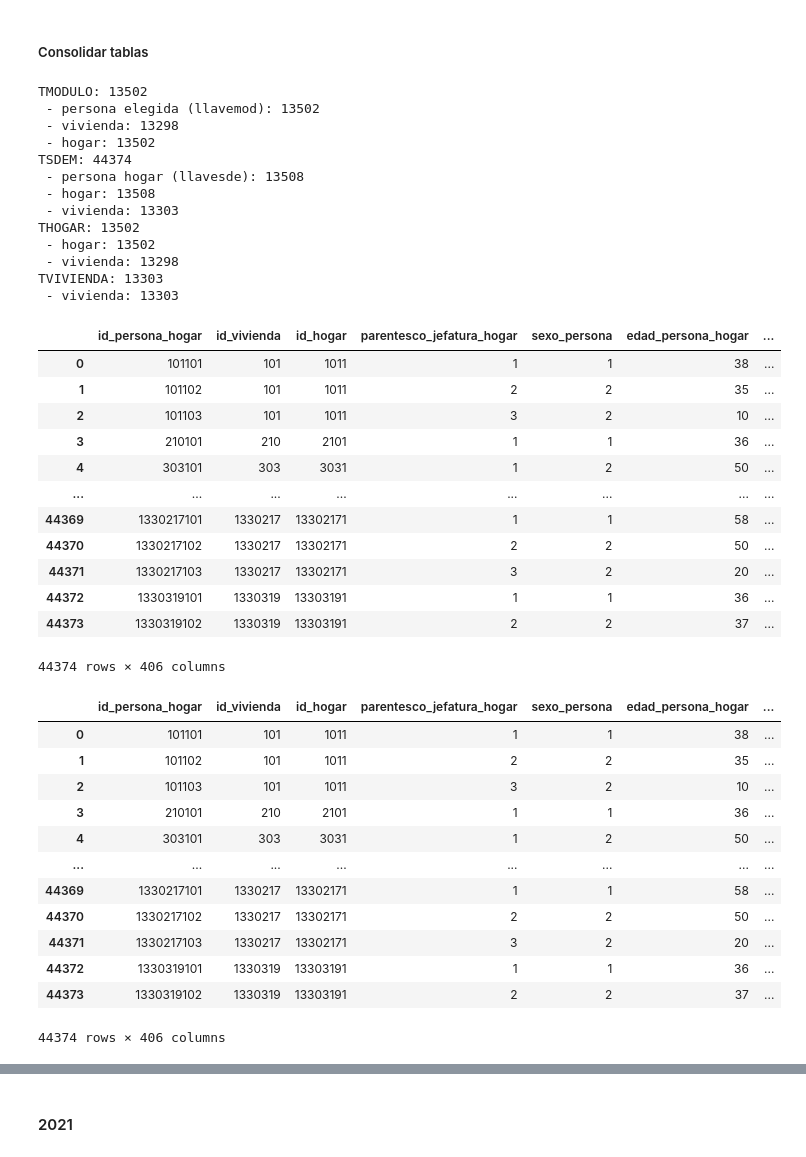
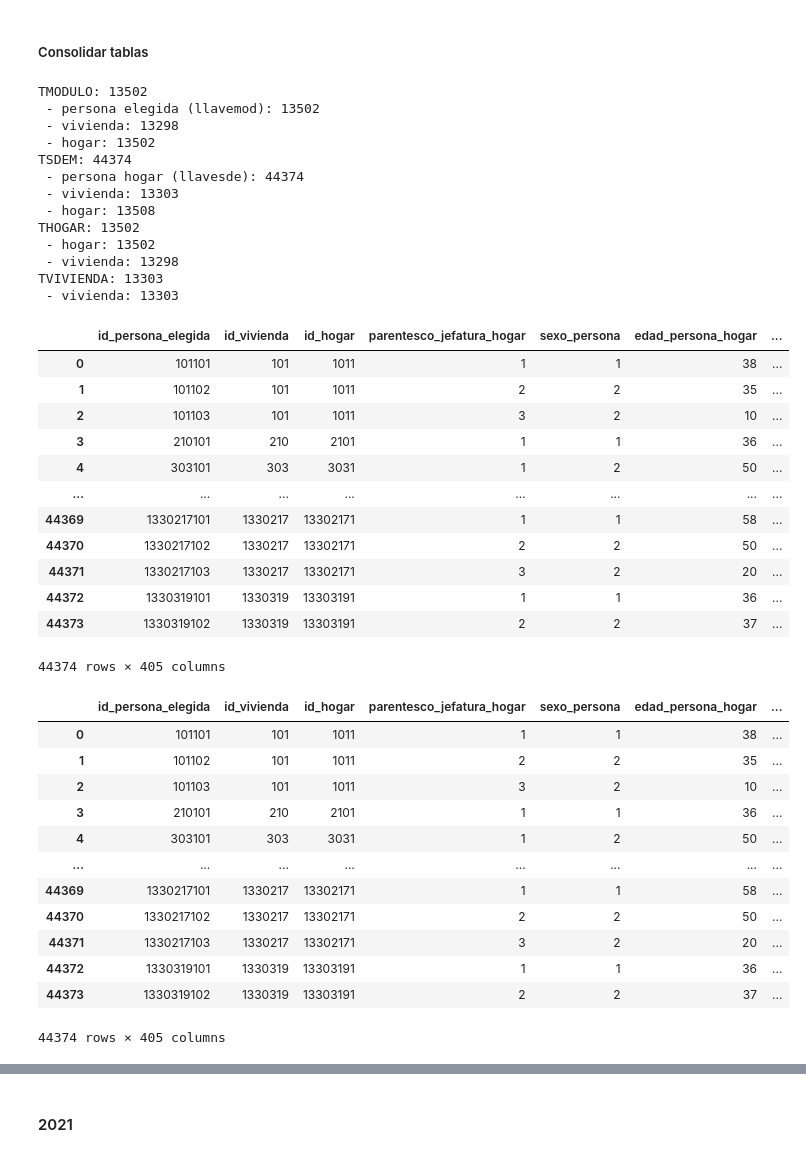
Before and after one commit to brau126/develop_data_science, a Jupyter notebook: Academic/Diplomado/Proyecto/Exploracion_TAD.ipynb, the cells around one changed output, grey strips where cells are left out. Saved outputs shown, nothing was run; the diff lists cells and outputs as text; code cells hidden in the pictures.

```diff
--- a/Academic/Diplomado/Proyecto/Exploracion_TAD.ipynb
+++ b/Academic/Diplomado/Proyecto/Exploracion_TAD.ipynb
@@ -604,9 +604,9 @@ print(f" - vivienda: {TMODULO_24.drop_duplicates(subset='id_vivienda').shape[0]}
 print(f" - hogar: {TMODULO_24.drop_duplicates(subset='id_hogar').shape[0]}")
 
 print(f"TSDEM: {TSDEM_24.shape[0]}")
-print(f" - persona hogar (llavesde): {TSDEM_24.drop_duplicates(subset='id_hogar').shape[0]}")
+print(f" - persona hogar (llavesde): {TSDEM_24.drop_duplicates(subset='id_persona_hogar').shape[0]}")
+print(f" - vivienda: {TSDEM_24.drop_duplicates(subset='id_vivienda').shape[0]}")
 print(f" - hogar: {TSDEM_24.drop_duplicates(subset='id_hogar').shape[0]}")
-print(f" - vivienda: {TSDEM_24.drop_duplicates(subset='id_vivienda').shape[0]}")
 
 print(f"THOGAR: {THOGAR_24.shape[0]}")
 print(f" - hogar: {THOGAR_24.drop_duplicates(subset='id_hogar').shape[0]}")
@@ -620,9 +620,9 @@ TMODULO: 13502
  - vivienda: 13298
  - hogar: 13502
 TSDEM: 44374
- - persona hogar (llavesde): 13508
+ - persona hogar (llavesde): 44374
+ - vivienda: 13303
  - hogar: 13508
- - vivienda: 13303
 THOGAR: 13502
  - hogar: 13502
  - vivienda: 13298
@@ -630,19 +630,23 @@ TVIVIENDA: 13303
  - vivienda: 13303
 # %%
 # sdem con modulo
-llaves = ['id_hogar']
+llaves = ['id_hogar',
+          'id_vivienda',
+          'id_persona_elegida']
+
+TSDEM_24 = TSDEM_24.rename(columns={'id_persona_hogar':'id_persona_elegida'})
 
 cols_dup = TMODULO_24.columns.intersection(TSDEM_24.columns).difference(llaves)
 
 enif_2024_t2 = pd.merge(left=TSDEM_24,
                         right=TMODULO_24.drop(columns=cols_dup),
                         how='left',
                         on=llaves
                         )
 
 enif_2024_t2
 # %% [output]
-|  | id_persona_hogar | id_vivienda | id_hogar | parentesco_jefatura_hogar | sexo_persona | edad_persona_hogar | ... |
+|  | id_persona_elegida | id_vivienda | id_hogar | parentesco_jefatura_hogar | sexo_persona | edad_persona_hogar | ... |
 | 0 | 101101 | 101 | 1011 | 1 | 1 | 38 | ... |
 | 1 | 101102 | 101 | 1011 | 2 | 2 | 35 | ... |
 | 2 | 101103 | 101 | 1011 | 3 | 2 | 10 | ... |
@@ -654,10 +658,11 @@ enif_2024_t2
 | 44371 | 1330217103 | 1330217 | 13302171 | 3 | 2 | 20 | ... |
 | 44372 | 1330319101 | 1330319 | 13303191 | 1 | 1 | 36 | ... |
 | 44373 | 1330319102 | 1330319 | 13303191 | 2 | 2 | 37 | ... |
-44374 rows × 406 columns
+44374 rows × 405 columns
 # %%
 # hogar con sdem-modulo
-llaves = ['id_hogar']
+llaves = ['id_hogar',
+          'id_vivienda']
 
 cols_dup = THOGAR_24.columns.intersection(enif_2024_t2.columns).difference(llaves)
 
@@ -669,7 +674,7 @@ enif_2024_t3 = pd.merge(left=enif_2024_t2,
 
 enif_2024_t3
 # %% [output]
-|  | id_persona_hogar | id_vivienda | id_hogar | parentesco_jefatura_hogar | sexo_persona | edad_persona_hogar | ... |
+|  | id_persona_elegida | id_vivienda | id_hogar | parentesco_jefatura_hogar | sexo_persona | edad_persona_hogar | ... |
 | 0 | 101101 | 101 | 1011 | 1 | 1 | 38 | ... |
 | 1 | 101102 | 101 | 1011 | 2 | 2 | 35 | ... |
 | 2 | 101103 | 101 | 1011 | 3 | 2 | 10 | ... |
@@ -681,7 +686,7 @@ enif_2024_t3
 | 44371 | 1330217103 | 1330217 | 13302171 | 3 | 2 | 20 | ... |
 | 44372 | 1330319101 | 1330319 | 13303191 | 1 | 1 | 36 | ... |
 | 44373 | 1330319102 | 1330319 | 13303191 | 2 | 2 | 37 | ... |
-44374 rows × 406 columns
+44374 rows × 405 columns
 # %%
 # vivienda con sdem-modulo-hogar
 llaves = ['id_vivienda']
```
Also changed, not shown: parts of 41 cells of this notebook, 1 other file.
